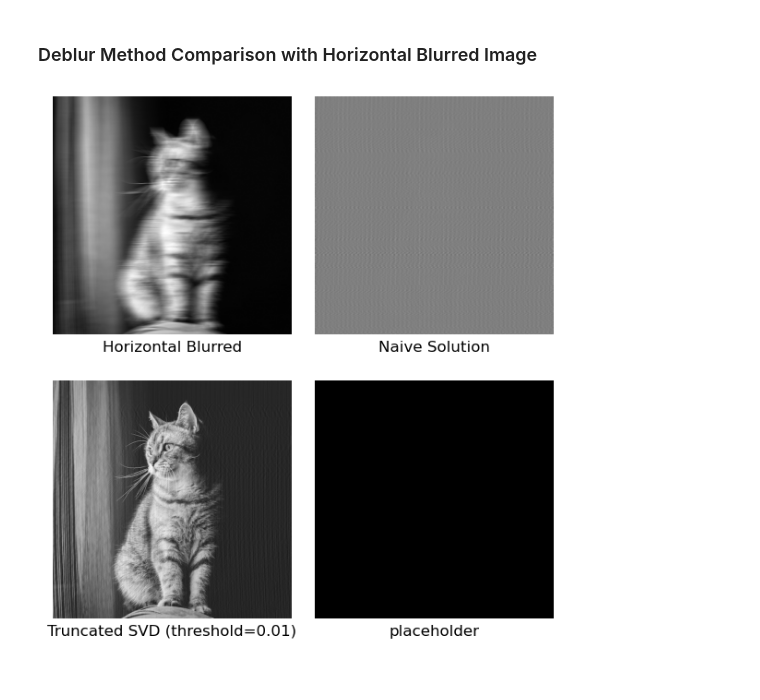
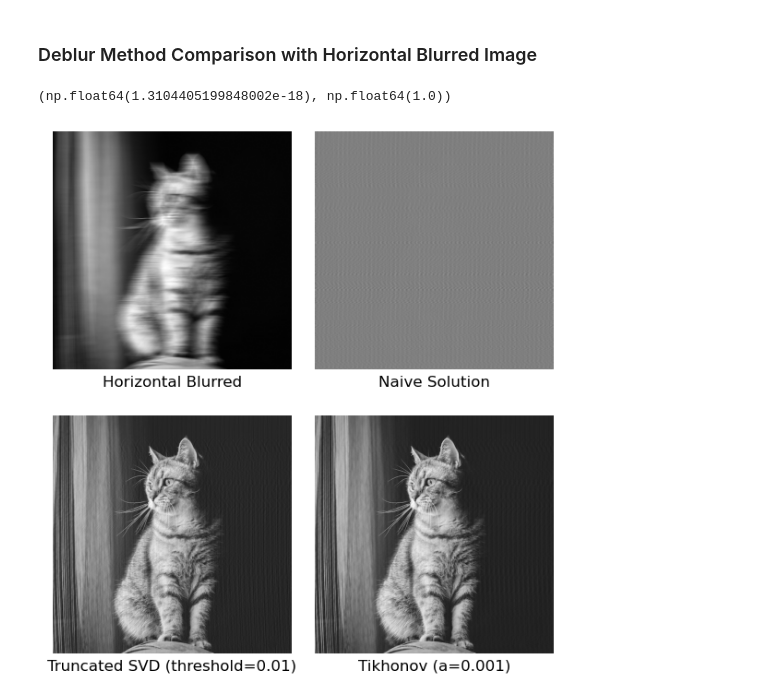
Before and after one commit to lunakim-ubc/ImageDeblurring, a Jupyter notebook: motion_deblur_linear.ipynb, the cells around one changed output. Cells and saved outputs as stored; diff of their text form; code cells hidden in the pictures.

Commit message:
add Tikhonov Regularization

```diff
--- a/motion_deblur_linear.ipynb
+++ b/motion_deblur_linear.ipynb
@@ -64,6 +66,6 @@ def compute_naive_solution(psf, blurred_img):
 # %%
-def compute_tsvd(psf, blurred_img, threshold):
+def compute_tsvd(psf, blurred_img, tol):
     eigen_of_A = np.fft.fft2(psf)
-    tsvd_filter = np.abs(eigen_of_A) > threshold
-    filtered = np.where(tsvd_filter, (np.fft.fft2(blurred_img) / eigen_of_A), 0)
-    return np.real(np.fft.ifft2(filtered))
+    tsvd_filter = np.abs(eigen_of_A) >= tol
+    filtered = np.where(tsvd_filter, (1 / eigen_of_A), 0)
+    return np.real(np.fft.ifft2(np.fft.fft2(blurred_img) * filtered))
@@ -70,3 +77,15 @@ def compute_tsvd(psf, blurred_img, threshold):
+# %%
+def compute_tikhonov(psf, blurred_img, alpha):
+    eigen_of_A = np.fft.fft2(psf)
+    tikhonov_filter = (np.abs(eigen_of_A) ** 2) / ( (np.abs(eigen_of_A) ** 2) + (alpha ** 2) )
+    filtered =  tikhonov_filter / eigen_of_A
+    return np.real(np.fft.ifft2(np.fft.fft2(blurred_img) * filtered))
+
+def get_alpha_min_max(psf):
+    eigen_of_A = np.fft.fft2(psf)
+    alpha_min = np.min(np.abs(eigen_of_A))
+    alpha_max = np.max(np.abs(eigen_of_A))
+    return (alpha_min, alpha_max)
 # %% [markdown]
 ### Visualization
 # %%
@@ -124,10 +143,14 @@ plot_diff3(ex1_gray_arr, 'Original', ex1_h_blurred, 'Horizontal Blurred', ex1_v_
 # %%
 ex1_h_naive = compute_naive_solution(ex1_h_psf, ex1_h_blurred)
 ex1_h_tsvd = compute_tsvd(ex1_h_psf, ex1_h_blurred, 0.01)
 
+print(get_alpha_min_max(ex1_h_psf))
+ex1_h_tikhonov = compute_tikhonov(ex1_h_psf, ex1_h_blurred, 0.001)
+
 plot_diff4(ex1_h_blurred, 'Horizontal Blurred',
            ex1_h_naive, 'Naive Solution',
            ex1_h_tsvd, 'Truncated SVD (threshold=0.01)',
-           np.zeros(ex1_gray_arr.shape), 'placeholder')
+           ex1_h_tikhonov, 'Tikhonov (a=0.001)')
 # %% [output]
+(np.float64(1.3104405199848002e-18), np.float64(1.0))
-[figure, old version]
+[figure, new version]
```
Also changed, not shown: parts of 2 cells of this notebook.
